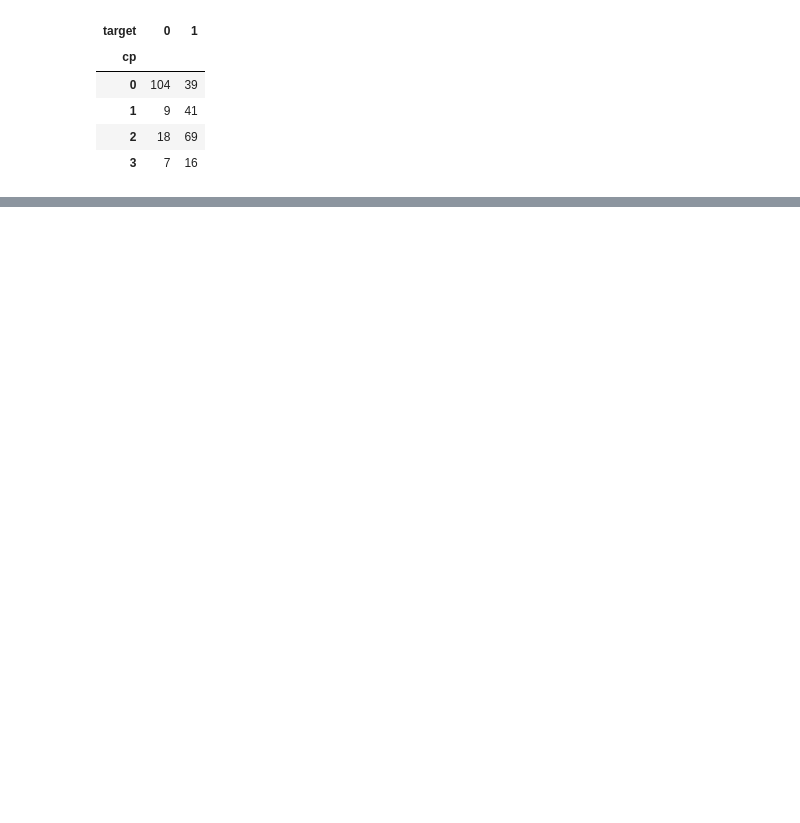
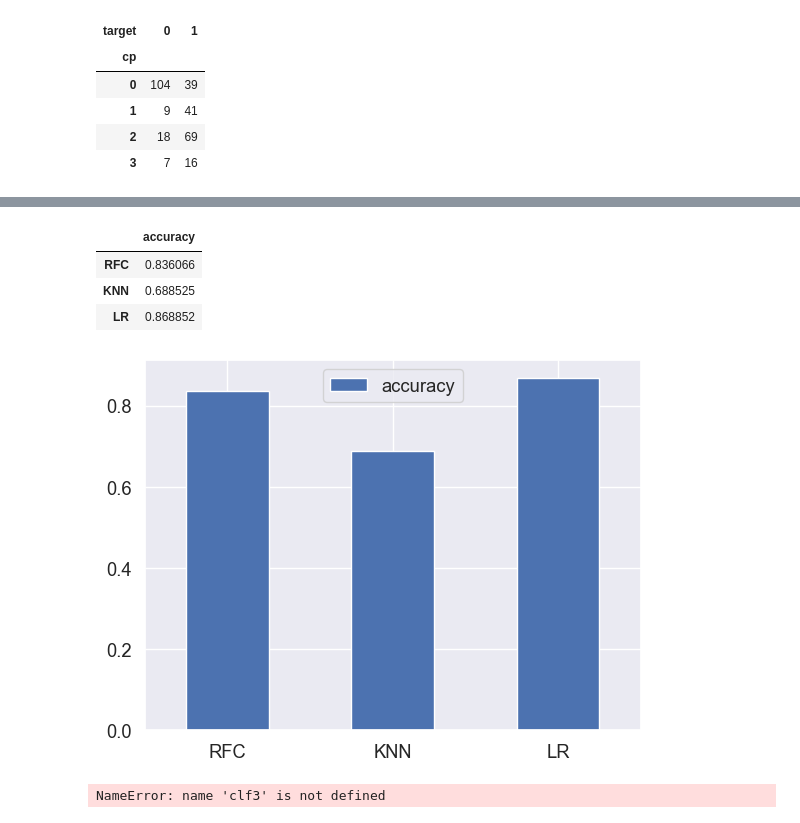
Before and after one commit to EZENWERE/ML-PROJECTS, a Jupyter notebook: Sklearn3.0.ipynb, the cells around one changed output, grey strips where cells are left out. Drawn from its saved outputs; the diff is of its cells as text; code cells hidden in the pictures; blank space fills up the shorter version.

```diff
--- a/Sklearn3.0.ipynb
+++ b/Sklearn3.0.ipynb
@@ -410,0 +424,34 @@ ax = sns.heatmap(corr_matrix, annot=True, fmt= ".2f", cmap ="YlGnBu" );
+# %%
+
+x= df.drop("target", axis = 1)
+y= df["target"]
+
+np.random.seed(42)
+x_train, x_test, y_train, y_test = train_test_split(x,
+                                                    y,
+                                                    test_size=0.2)
+
+models = {"RFC": RandomForestClassifier(),
+          "KNN": KNeighborsClassifier(),
+          "LR": LogisticRegression(max_iter=500)
+}
+
+def  fit_and_score(models, x_train, x_test, y_train, y_test):
+    """
+    Fits and evalutes given machine learning models.
+    models: a dict of different Sklearn machine learning models
+    """
+    model_scores = {}
+    np.random.seed(42)
+    for name, model in models.items(): # gets the values inthe dictionary
+        model.fit(x_train,y_train)
+        #creates a key name/appends the model name and score in the model_Score dictionary
+        model_scores[name] = model.score(x_test, y_test) #sets the score as the dictionary name
+    return model_scores
+# %%
+models_scores = fit_and_score(models = models,
+                            x_train =x_train,
+                            x_test= x_test,
+                            y_train = y_train,
+                            y_test =y_test)
+models_scores
@@ -410,0 +469,16 @@ ax = sns.heatmap(corr_matrix, annot=True, fmt= ".2f", cmap ="YlGnBu" );
+# %%
+model_compare = pd.DataFrame(models_scores, index = ["accuracy"])
+model_compare.T.plot.bar();# transpose it to ge the right graph because if you don't the first axis0 would
+# be taken as x axis in the graph while the coloumns would be taken as the legend
+plt.xticks(rotation = 0);
+model_compare.T
+# %% [output]
+|  | accuracy |
+| RFC | 0.836066 |
+| KNN | 0.688525 |
+| LR | 0.868852 |
+[figure, added]
+# %%
+clf3.get_params()
+# %% [output]
+NameError: name 'clf3' is not defined
```
Also changed, not shown: parts of 18 cells of this notebook, 2 other files.
